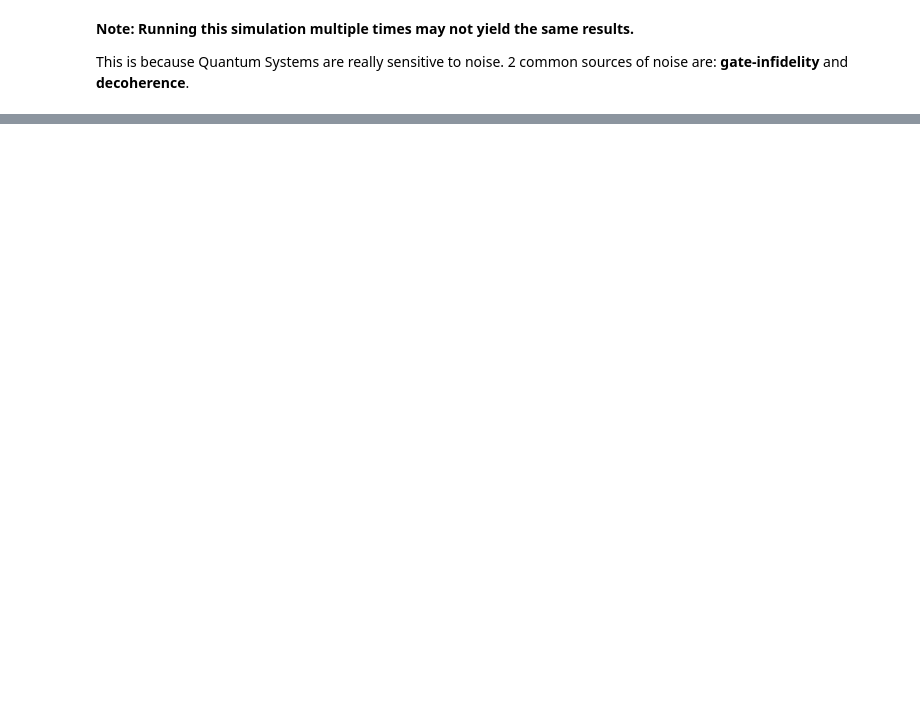
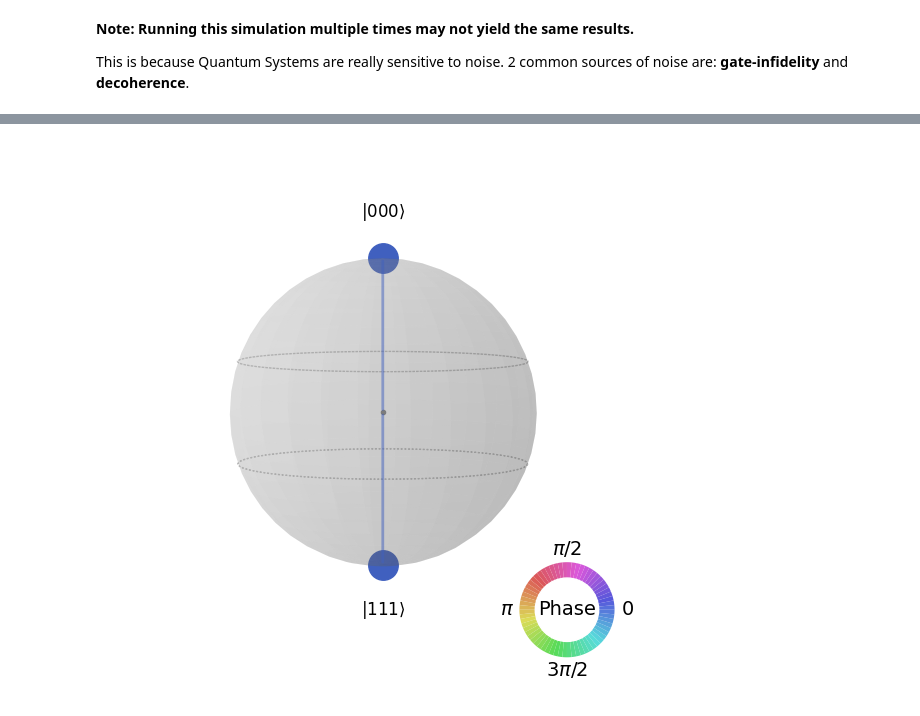
Before and after one commit to punitarani/quantum-ml, a Jupyter notebook: notebooks/1 Introduction.ipynb, the cells around one changed output, grey strips where cells are left out. Saved outputs shown, nothing was run; the diff lists cells and outputs as text; code cells hidden in the pictures; blank space fills up the shorter version.

```diff
--- a/notebooks/1 Introduction.ipynb
+++ b/notebooks/1 Introduction.ipynb
@@ -70,0 +90,6 @@ This is because Quantum Systems are really sensitive to noise.
+# %%
+# Initialize a StateVector with 2^(# Qubits) states
+state = Statevector.from_int(0, 2**3)
+
+# Evolve the state vector with the quantum circuit
+state = state.evolve(circuit)
@@ -70,0 +110,6 @@ This is because Quantum Systems are really sensitive to noise.
+# %%
+# Draw the state vector as a Q-Sphere
+# Note: It is similar but not exactly a Bloch Sphere
+state.draw('qsphere')
+# %% [output]
+[figure, added]
```
Also changed, not shown: parts of 13 cells of this notebook.
